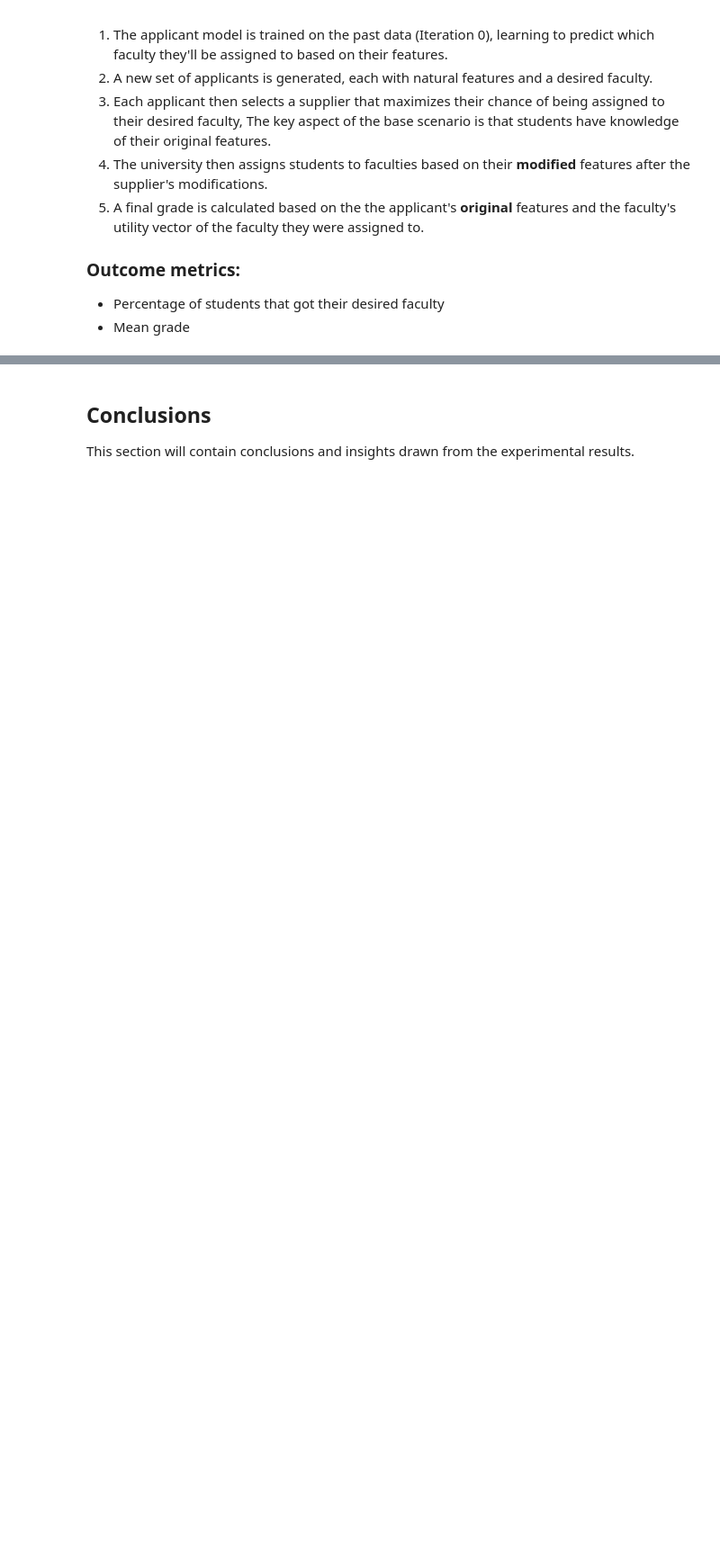
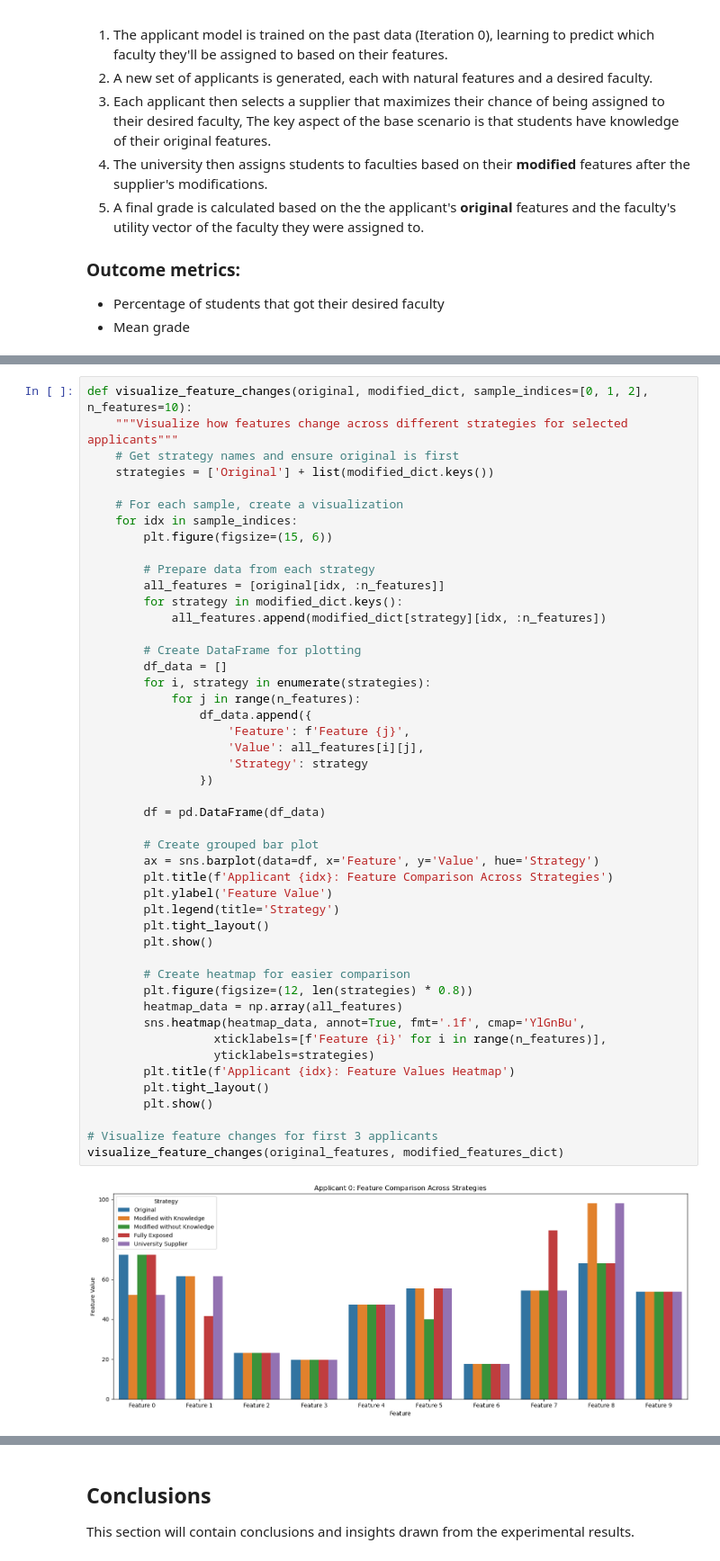
Before and after one commit to ashalem/ML_Human, a Jupyter notebook: report.ipynb, the cells around one changed output, grey strips where cells are left out. Shown at 90% size. Drawn from its saved outputs; the diff is of its cells as text; blank space fills up the shorter version.

```diff
--- a/report.ipynb
+++ b/report.ipynb
@@ -64,0 +242,49 @@ This section will be populated with experimental results after running the simul
+# %%
+def visualize_feature_changes(original, modified_dict, sample_indices=[0, 1, 2], n_features=10):
+    """Visualize how features change across different strategies for selected applicants"""
+    # Get strategy names and ensure original is first
+    strategies = ['Original'] + list(modified_dict.keys())
+
+    # For each sample, create a visualization
+    for idx in sample_indices:
+        plt.figure(figsize=(15, 6))
+
+        # Prepare data from each strategy
+        all_features = [original[idx, :n_features]]
+        for strategy in modified_dict.keys():
+            all_features.append(modified_dict[strategy][idx, :n_features])
+
+        # Create DataFrame for plotting
+        df_data = []
+        for i, strategy in enumerate(strategies):
+            for j in range(n_features):
+                df_data.append({
+                    'Feature': f'Feature {j}',
+                    'Value': all_features[i][j],
+                    'Strategy': strategy
+                })
+
+        df = pd.DataFrame(df_data)
+
+        # Create grouped bar plot
+        ax = sns.barplot(data=df, x='Feature', y='Value', hue='Strategy')
+        plt.title(f'Applicant {idx}: Feature Comparison Across Strategies')
+        plt.ylabel('Feature Value')
+        plt.legend(title='Strategy')
+        plt.tight_layout()
+        plt.show()
+
+        # Create heatmap for easier comparison
+        plt.figure(figsize=(12, len(strategies) * 0.8))
+        heatmap_data = np.array(all_features)
+        sns.heatmap(heatmap_data, annot=True, fmt='.1f', cmap='YlGnBu',
+                  xticklabels=[f'Feature {i}' for i in range(n_features)],
+                  yticklabels=strategies)
+        plt.title(f'Applicant {idx}: Feature Values Heatmap')
+        plt.tight_layout()
+        plt.show()
+
+# Visualize feature changes for first 3 applicants
+visualize_feature_changes(original_features, modified_features_dict)
+# %% [output]
+[figure, added]
```
Also changed, not shown: parts of 23 cells of this notebook.
